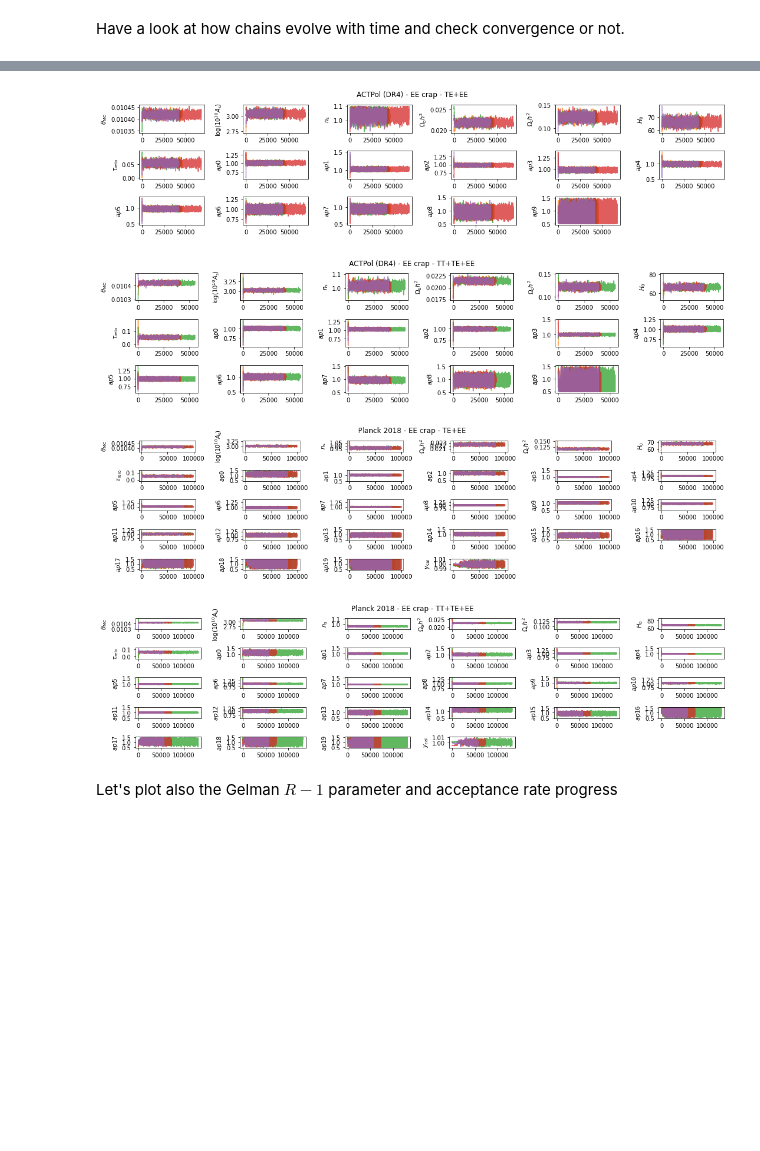
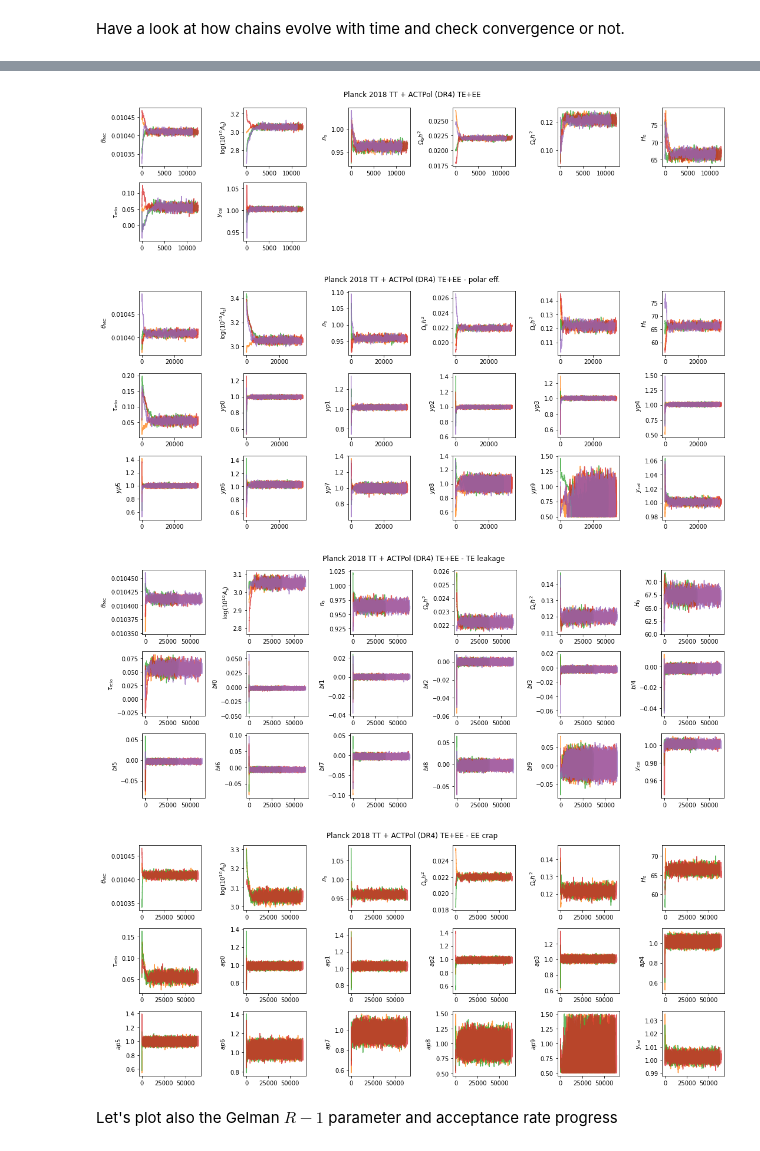
Before and after one commit to xgarrido/cmb_consistency, a Jupyter notebook: notebooks/consistency.ipynb, the cells around one changed output, grey strips where cells are left out. Saved outputs shown, nothing was run; the diff lists cells and outputs as text; code cells hidden in the pictures; blank space fills up the shorter version.

Commit message:
add Planck + ACT

```diff
--- a/notebooks/consistency.ipynb
+++ b/notebooks/consistency.ipynb
@@ -86,25 +86,31 @@ Set a dictionnary holding the path to the MCMC chains and its name
 act_samples = {
     "ACTPol (DR4) - TE+EE": "data/act/te_ee",
     "ACTPol (DR4) - TT+TE+EE": "data/act/tt_te_ee",
-    "ACTPol (DR4) - polar eff. - TE+EE": "data/act/polareff/te_ee",
-    "ACTPol (DR4) - polar eff. - TT+TE+EE": "data/act/polareff/tt_te_ee",
-    "ACTPol (DR4) - TE leakage - TE+EE": "data/act/leakage/te_ee",
-    "ACTPol (DR4) - TE leakage - TT+TE+EE": "data/act/leakage/tt_te_ee",
-    "ACTPol (DR4) - EE crap - TE+EE": "data/act/crap/te_ee",
-    "ACTPol (DR4) - EE crap - TT+TE+EE": "data/act/crap/tt_te_ee",
+    "ACTPol (DR4) - TE+EE - polar eff.": "data/act/polareff/te_ee",
+    "ACTPol (DR4) - TT+TE+EE - polar eff.": "data/act/polareff/tt_te_ee",
+    "ACTPol (DR4) - TE+EE - TE leakage": "data/act/leakage/te_ee",
+    "ACTPol (DR4) - TT+TE+EE - TE leakage": "data/act/leakage/tt_te_ee",
+    "ACTPol (DR4) - TE+EE - EE crap": "data/act/crap/te_ee",
+    "ACTPol (DR4) - TT+TE+EE - EE crap": "data/act/crap/tt_te_ee",
 }
 planck_samples = {
     "Planck 2018 - TE+EE": "data/planck/te_ee",
     "Planck 2018 - TT+TE+EE": "data/planck/tt_te_ee",
-    "Planck 2018 - polar eff. - TE+EE": "data/planck/polareff/te_ee",
-    "Planck 2018 - polar eff. - TT+TE+EE": "data/planck/polareff/tt_te_ee",
-    "Planck 2018 - TE leakage - TE+EE": "data/planck/leakage/te_ee",
-    "Planck 2018 - TE leakage - TT+TE+EE": "data/planck/leakage/tt_te_ee",
-    "Planck 2018 - EE crap - TE+EE": "data/planck/crap/te_ee",
-    "Planck 2018 - EE crap - TT+TE+EE": "data/planck/crap/tt_te_ee",
+    "Planck 2018 - TE+EE - polar eff.": "data/planck/polareff/te_ee",
+    "Planck 2018 - TT+TE+EE - polar eff.": "data/planck/polareff/tt_te_ee",
+    "Planck 2018 - TE+EE - TE leakage": "data/planck/leakage/te_ee",
+    "Planck 2018 - TT+TE+EE - TE leakage": "data/planck/leakage/tt_te_ee",
+    "Planck 2018 - TE+EE - EE crap": "data/planck/crap/te_ee",
+    "Planck 2018 - TT+TE+EE - EE crap": "data/planck/crap/tt_te_ee",
 }
-mcmc_samples = {**act_samples, **planck_samples}
-crap_samples = {k: v for k,v in mcmc_samples.items() if "crap" in k}
+planck_act_samples = {
+    "Planck 2018 TT + ACTPol (DR4) TE+EE": "data/planck+act/default/tt_te_ee",
+    "Planck 2018 TT + ACTPol (DR4) TE+EE - polar eff.": "data/planck+act/polareff/tt_te_ee",
+    "Planck 2018 TT + ACTPol (DR4) TE+EE - TE leakage": "data/planck+act/leakage/tt_te_ee",
+    "Planck 2018 TT + ACTPol (DR4) TE+EE - EE crap": "data/planck+act/crap/tt_te_ee",
+}
+mcmc_samples = {**act_samples, **planck_samples, **planck_act_samples}
+crap_samples = {k: v for k, v in mcmc_samples.items() if "crap" in k}
 # %% [markdown]
 ## MCMC chains
 # %% [markdown]
@@ -124,7 +130,7 @@ Have a look at how chains evolve with time and check convergence or not.
 # %%
 from cobaya_utilities.tools import plot_chains
 
-for k, v in crap_samples.items():
+for k, v in planck_act_samples.items():
     n = 10 if "ACTPol" in k else 20
     nuisance_params = []
     if "polar eff." in k:
@@ -133,6 +139,6 @@ for k, v in crap_samples.items():
         nuisance_params = leakage_params(n)
     elif "crap" in k:
         nuisance_params = ee_crap_params(n)
-    nuisance_params += [] if "ACTPol" in k else ["A_planck"]
+    nuisance_params += ["A_planck"] if "Planck" in k else []
     plot_chains(v, params=cosmo_params + nuisance_params, title=k, ncol=6)
 # %% [output]
@@ -140,7 +145,7 @@ WARNING:root:outlier fraction 0.006177924217462933
-[figure, old version]
+[figure, new version]
-[figure, old version]
+[figure, new version]
-[figure, old version]
+[figure, new version]
-[figure, old version]
+[figure, new version]
 # %% [markdown]
 Let's plot also the Gelman $R-1$ parameter and acceptance rate progress
 # %%
```
Also changed, not shown: parts of 21 cells of this notebook.
